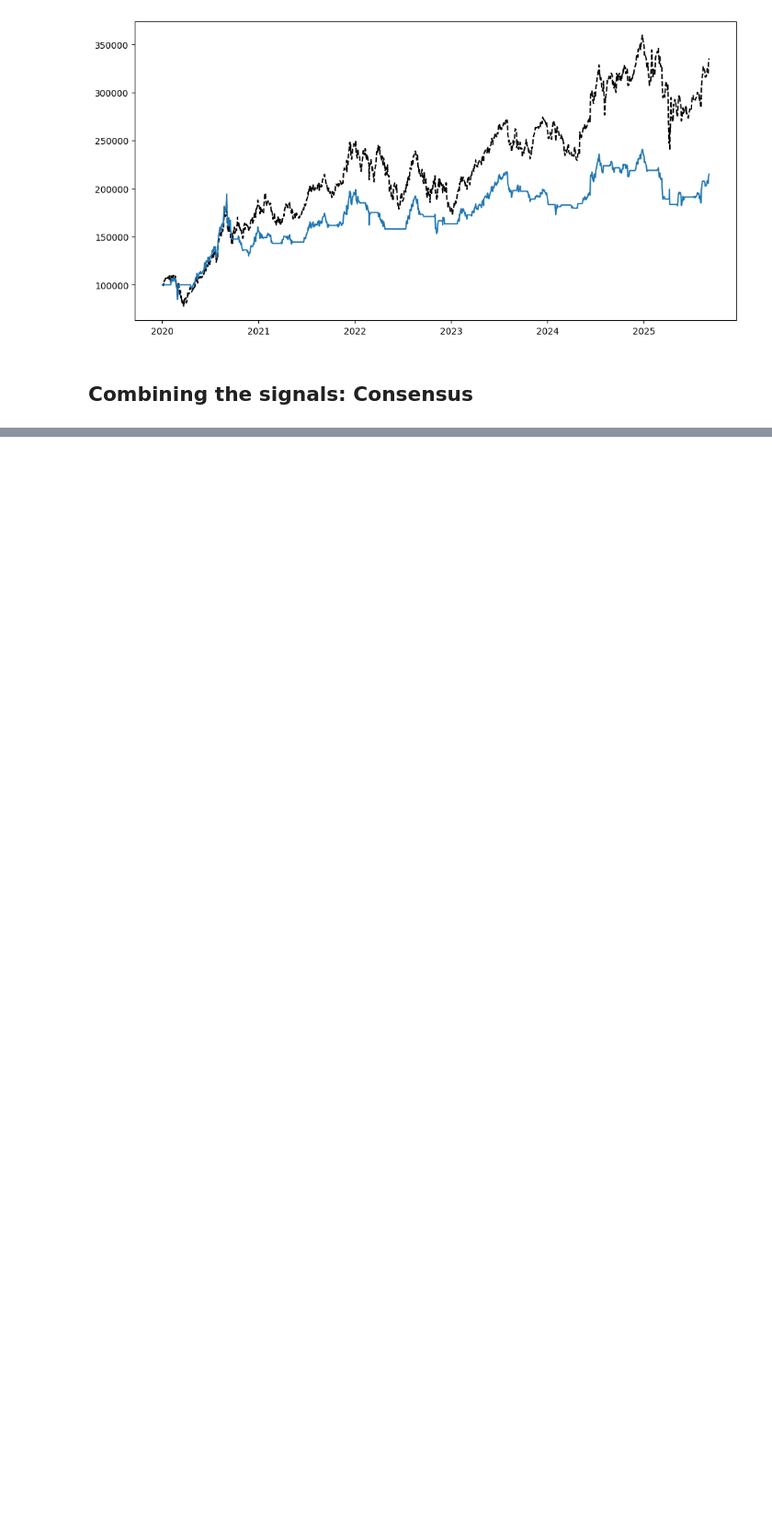
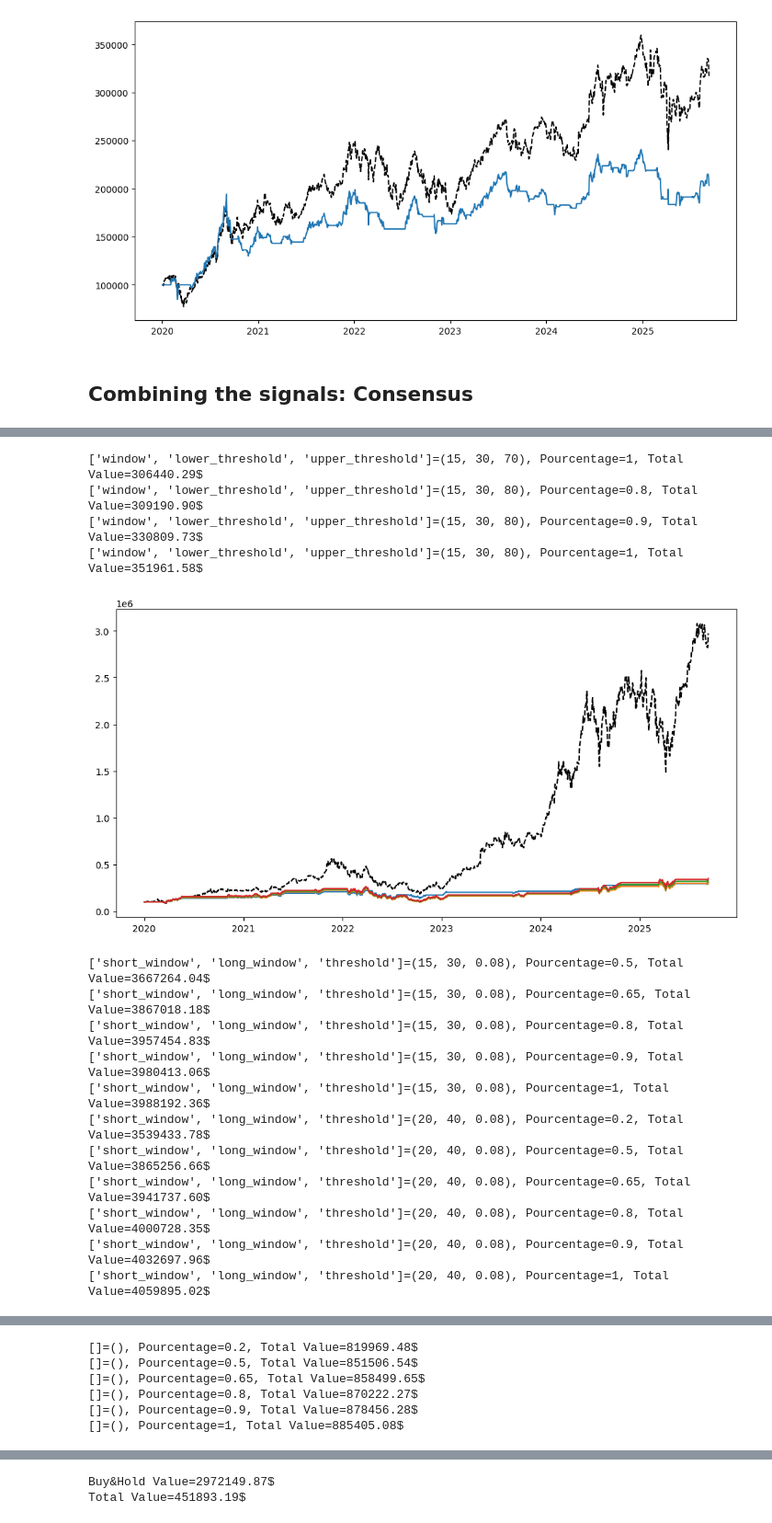
Before and after one commit to VincentGoze/SimpleBacktesting, a Jupyter notebook: Untitled.ipynb, the cells around one changed output, grey strips where cells are left out. Shown at 92% size. Drawn from its saved outputs; the diff is of its cells as text; code cells hidden in the pictures; blank space fills up the shorter version.

Commit message:
Testing other stocks

```diff
--- a/Untitled.ipynb
+++ b/Untitled.ipynb
@@ -405,0 +460,35 @@ Total Value=242549.45$
+# %%
+stock="NVDA"
+
+dat = yf.Ticker(stock)
+df=dat.history(start="2019-11-30")
+
+best_value_rsi, best_parameters[f"rsi_{stock}"]=optimize_signal_parameters(rsi_signal,df,"Close",{"window":[10,15,20],"lower_threshold":[20,30],"upper_threshold":[70,80]},[0.2,0.5,0.65,0.8,0.9,1],cutoff_threshold=3)
+
+best_value_crossover, best_parameters[f"crossover_{stock}"]=optimize_signal_parameters(moving_average_crossover_signal,df,"Close",{"short_window":[10,15,20],"long_window":[30,40,50],"threshold":[0,0.02,0.05,0.08]},[0.2,0.5,0.65,0.8,0.9,1],cutoff_threshold=35)
+best_value_alligator, best_parameters[f"alligator_{stock}"]=optimize_signal_parameters(alligator_signal,df,"Close",{},[0.2,0.5,0.65,0.8,0.9,1],cutoff_threshold=2.5)
+
+
+signals_dictionary={moving_average_crossover_signal:best_parameters[f"crossover_{stock}"],rsi_signal:best_parameters[f"rsi_{stock}"],alligator_signal:best_parameters[f"alligator_{stock}"]}
+
+
+test_combined_signals_majority_voting(df,"Close",signals_dictionary)
+
+test_combined_signals_consensus(df,"Close",signals_dictionary)
+# %% [output]
+['window', 'lower_threshold', 'upper_threshold']=(15, 30, 70), Pourcentage=1, Total Value=306440.29$
+['window', 'lower_threshold', 'upper_threshold']=(15, 30, 80), Pourcentage=0.8, Total Value=309190.90$
+['window', 'lower_threshold', 'upper_threshold']=(15, 30, 80), Pourcentage=0.9, Total Value=330809.73$
+['window', 'lower_threshold', 'upper_threshold']=(15, 30, 80), Pourcentage=1, Total Value=351961.58$
+[figure, added]
+['short_window', 'long_window', 'threshold']=(15, 30, 0.08), Pourcentage=0.5, Total Value=3667264.04$
+['short_window', 'long_window', 'threshold']=(15, 30, 0.08), Pourcentage=0.65, Total Value=3867018.18$
+['short_window', 'long_window', 'threshold']=(15, 30, 0.08), Pourcentage=0.8, Total Value=3957454.83$
+['short_window', 'long_window', 'threshold']=(15, 30, 0.08), Pourcentage=0.9, Total Value=3980413.06$
+['short_window', 'long_window', 'threshold']=(15, 30, 0.08), Pourcentage=1, Total Value=3988192.36$
+['short_window', 'long_window', 'threshold']=(20, 40, 0.08), Pourcentage=0.2, Total Value=3539433.78$
+['short_window', 'long_window', 'threshold']=(20, 40, 0.08), Pourcentage=0.5, Total Value=3865256.66$
+['short_window', 'long_window', 'threshold']=(20, 40, 0.08), Pourcentage=0.65, Total Value=3941737.60$
+['short_window', 'long_window', 'threshold']=(20, 40, 0.08), Pourcentage=0.8, Total Value=4000728.35$
+['short_window', 'long_window', 'threshold']=(20, 40, 0.08), Pourcentage=0.9, Total Value=4032697.96$
+['short_window', 'long_window', 'threshold']=(20, 40, 0.08), Pourcentage=1, Total Value=4059895.02$
@@ -405,0 +496,6 @@ Total Value=242549.45$
+[]=(), Pourcentage=0.2, Total Value=819969.48$
+[]=(), Pourcentage=0.5, Total Value=851506.54$
+[]=(), Pourcentage=0.65, Total Value=858499.65$
+[]=(), Pourcentage=0.8, Total Value=870222.27$
+[]=(), Pourcentage=0.9, Total Value=878456.28$
+[]=(), Pourcentage=1, Total Value=885405.08$
@@ -405,0 +503,2 @@ Total Value=242549.45$
+Buy&Hold Value=2972149.87$
+Total Value=451893.19$
```
Also changed, not shown: parts of 13 cells of this notebook.
